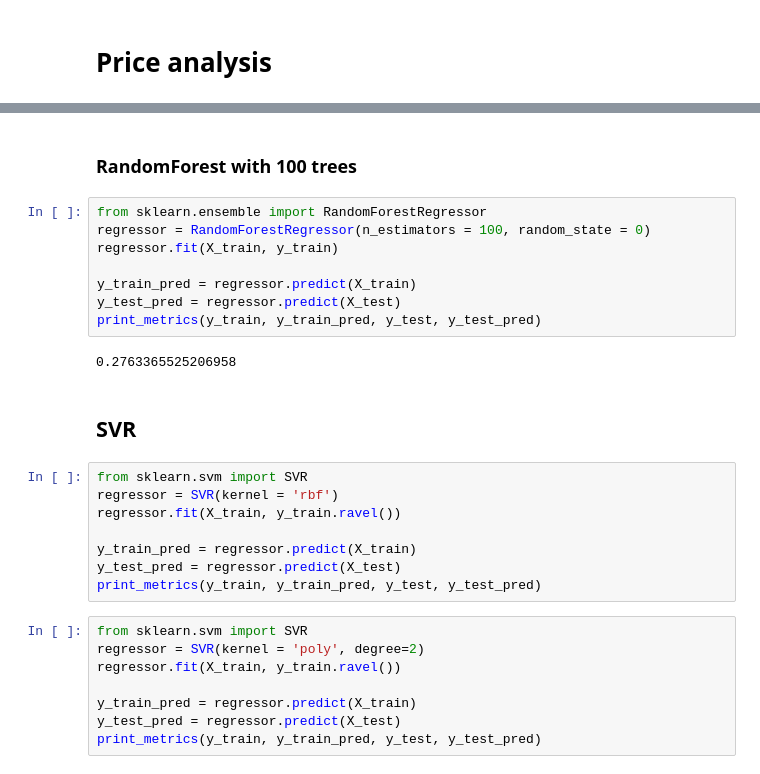
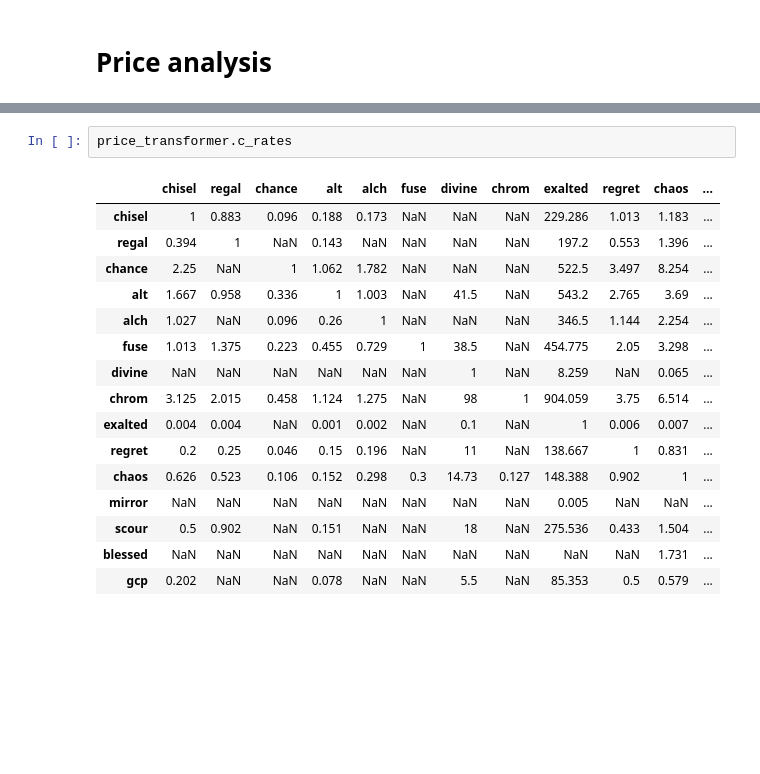
Before and after one commit to fmuratori/ds02-poe-pricing, a Jupyter notebook: src/poe_price/exploration/3_0_features_study.ipynb, the cells around one changed output, grey strips where cells are left out. Saved outputs shown, nothing was run; the diff lists cells and outputs as text; blank space fills up the shorter version.

```diff
--- a/src/poe_price/exploration/3_0_features_study.ipynb
+++ b/src/poe_price/exploration/3_0_features_study.ipynb
@@ -378,30 +55,19 @@ X_Modeled = backwardElimination(X_opt, SL)
-# %% [markdown]
-### RandomForest with 100 trees
-# %%
-from sklearn.ensemble import RandomForestRegressor
-regressor = RandomForestRegressor(n_estimators = 100, random_state = 0)
-regressor.fit(X_train, y_train)
-
-y_train_pred = regressor.predict(X_train)
-y_test_pred = regressor.predict(X_test)
-print_metrics(y_train, y_train_pred, y_test, y_test_pred)
-# %% [output]
-0.2763365525206958
-# %% [markdown]
-## SVR
-# %%
-from sklearn.svm import SVR
-regressor = SVR(kernel = 'rbf')
-regressor.fit(X_train, y_train.ravel())
-
-y_train_pred = regressor.predict(X_train)
-y_test_pred = regressor.predict(X_test)
-print_metrics(y_train, y_train_pred, y_test, y_test_pred)
-# %%
-from sklearn.svm import SVR
-regressor = SVR(kernel = 'poly', degree=2)
-regressor.fit(X_train, y_train.ravel())
-
-y_train_pred = regressor.predict(X_train)
-y_test_pred = regressor.predict(X_test)
-print_metrics(y_train, y_train_pred, y_test, y_test_pred)
+# %%
+price_transformer.c_rates
+# %% [output]
+|  | chisel | regal | chance | alt | alch | fuse | divine | chrom | exalted | regret | chaos | ... |
+| chisel | 1 | 0.883 | 0.096 | 0.188 | 0.173 | NaN | NaN | NaN | 229.286 | 1.013 | 1.183 | ... |
+| regal | 0.394 | 1 | NaN | 0.143 | NaN | NaN | NaN | NaN | 197.2 | 0.553 | 1.396 | ... |
+| chance | 2.25 | NaN | 1 | 1.062 | 1.782 | NaN | NaN | NaN | 522.5 | 3.497 | 8.254 | ... |
+| alt | 1.667 | 0.958 | 0.336 | 1 | 1.003 | NaN | 41.5 | NaN | 543.2 | 2.765 | 3.69 | ... |
+| alch | 1.027 | NaN | 0.096 | 0.26 | 1 | NaN | NaN | NaN | 346.5 | 1.144 | 2.254 | ... |
+| fuse | 1.013 | 1.375 | 0.223 | 0.455 | 0.729 | 1 | 38.5 | NaN | 454.775 | 2.05 | 3.298 | ... |
+| divine | NaN | NaN | NaN | NaN | NaN | NaN | 1 | NaN | 8.259 | NaN | 0.065 | ... |
+| chrom | 3.125 | 2.015 | 0.458 | 1.124 | 1.275 | NaN | 98 | 1 | 904.059 | 3.75 | 6.514 | ... |
+| exalted | 0.004 | 0.004 | NaN | 0.001 | 0.002 | NaN | 0.1 | NaN | 1 | 0.006 | 0.007 | ... |
+| regret | 0.2 | 0.25 | 0.046 | 0.15 | 0.196 | NaN | 11 | NaN | 138.667 | 1 | 0.831 | ... |
+| chaos | 0.626 | 0.523 | 0.106 | 0.152 | 0.298 | 0.3 | 14.73 | 0.127 | 148.388 | 0.902 | 1 | ... |
+| mirror | NaN | NaN | NaN | NaN | NaN | NaN | NaN | NaN | 0.005 | NaN | NaN | ... |
+| scour | 0.5 | 0.902 | NaN | 0.151 | NaN | NaN | 18 | NaN | 275.536 | 0.433 | 1.504 | ... |
+| blessed | NaN | NaN | NaN | NaN | NaN | NaN | NaN | NaN | NaN | NaN | 1.731 | ... |
+| gcp | 0.202 | NaN | NaN | 0.078 | NaN | NaN | 5.5 | NaN | 85.353 | 0.5 | 0.579 | ... |
```
Also changed, not shown: parts of 48 cells of this notebook, 4 other files.
